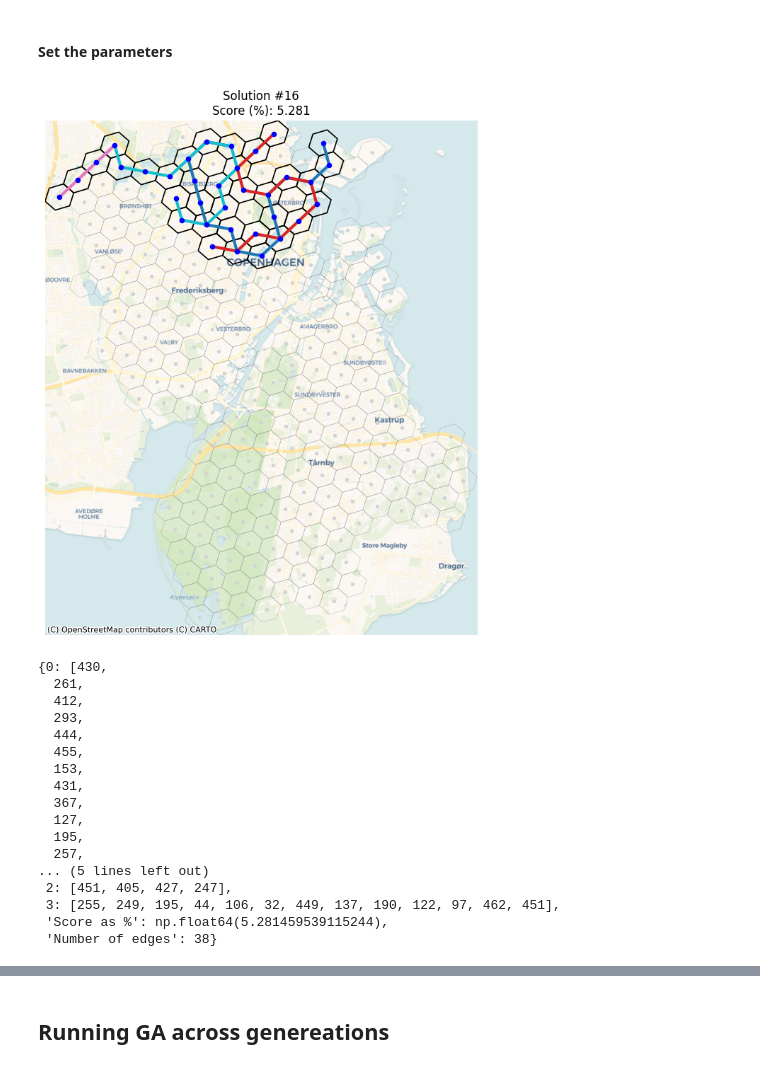
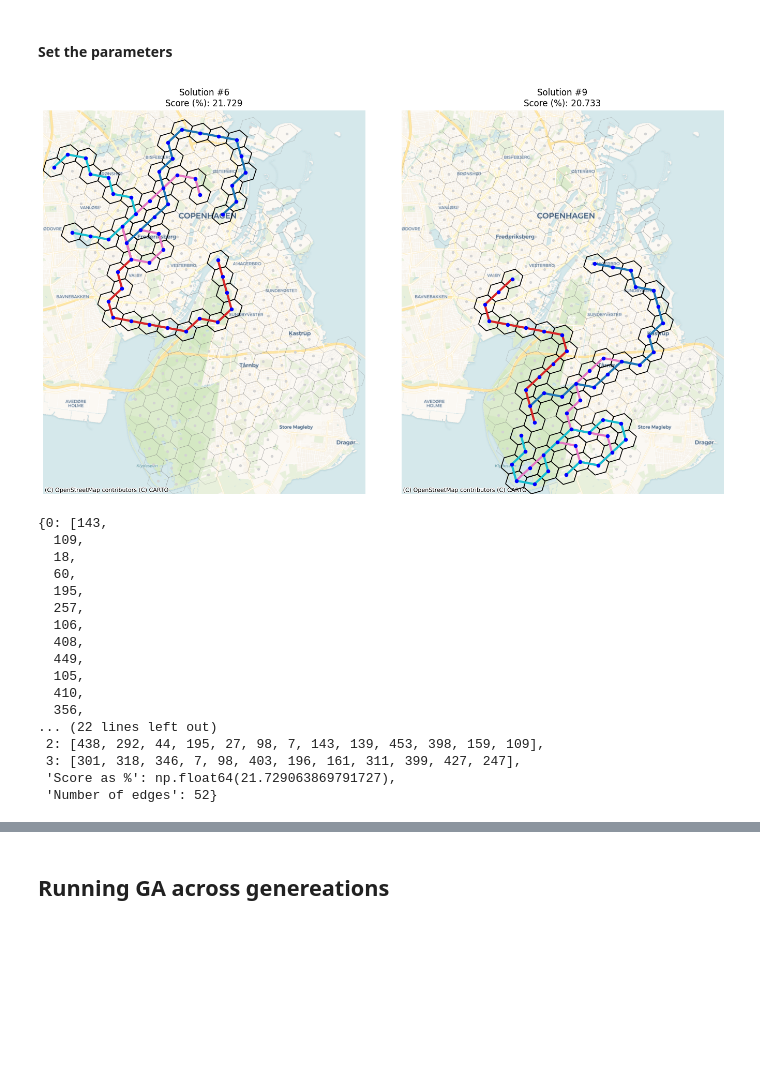
Before and after one commit to jevgbur/Genetic-algorithms-metro-optimization, a Jupyter notebook: basic_genetic/GA_synthetic.ipynb, the cells around one changed output, grey strips where cells are left out. Cells and saved outputs as stored; diff of their text form; code cells hidden in the pictures; blank space fills up the shorter version.

```diff
--- a/basic_genetic/GA_synthetic.ipynb
+++ b/basic_genetic/GA_synthetic.ipynb
@@ -614,7 +605,7 @@ def build_edges_gdf(solution_routes_dict, gdf_stops):
 
 
 # -------- SELECT SUBSET --------
-selected_indices = [16]   # choose accepted_kids indices here
+selected_indices = [6, 9]   # choose accepted_kids indices here
 max_cols = 4
 
 selected_solutions = [
@@ -701,54 +692,54 @@ else:
             ax=ax,
             color="lightgray",
             markersize=8,
             zorder=5
         )
 
         if not used_points.empty:
             used_points.plot(
                 ax=ax,
                 color="blue",
                 markersize=20,
                 zorder=6
             )
 
         if isinstance(score, (int, float)):
             ax.set_title(f"Solution #{solution_idx}\nScore (%): {score:.3f}")
         elif score is not None:
             ax.set_title(f"Solution #{solution_idx}\nScore (%): {score}")
         else:
             ax.set_title(f"Solution #{solution_idx}")
 
         ax.set_axis_off()
         ax.set_aspect("equal")
 
     for j in range(n, len(axes)):
         axes[j].set_visible(False)
 
     plt.tight_layout()
     plt.show()
 # %% [output]
-[figure, old version]
+[figure, new version]
 # %%
-accepted_kids[16]
+accepted_kids[6]
 # %% [output]
-{0: [430,
-  261,
-  412,
-  293,
-  444,
-  455,
-  153,
-  431,
-  367,
-  127,
+{0: [143,
+  109,
+  18,
+  60,
   195,
   257,
-... (5 lines left out)
- 2: [451, 405, 427, 247],
- 3: [255, 249, 195, 44, 106, 32, 449, 137, 190, 122, 97, 462, 451],
- 'Score as %': np.float64(5.281459539115244),
- 'Number of edges': 38}
+  106,
+  408,
+  449,
+  105,
+  410,
+  356,
+... (22 lines left out)
+ 2: [438, 292, 44, 195, 27, 98, 7, 143, 139, 453, 398, 159, 109],
+ 3: [301, 318, 346, 7, 98, 403, 196, 161, 311, 399, 427, 247],
+ 'Score as %': np.float64(21.729063869791727),
+ 'Number of edges': 52}
 # %%
 x = [d["Score as %"] for d in accepted_kids]
 y = [d["Number of edges"] for d in accepted_kids]
```
Also changed, not shown: parts of 8 cells of this notebook, 1 other file.
